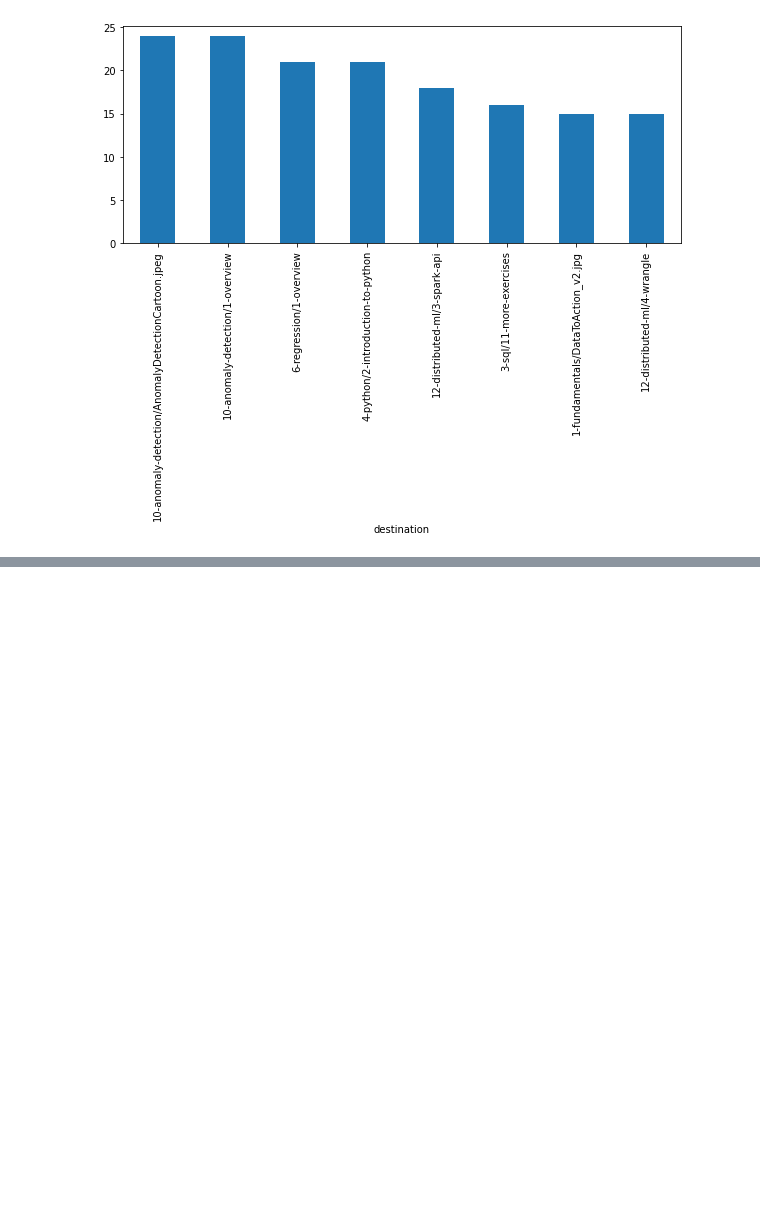
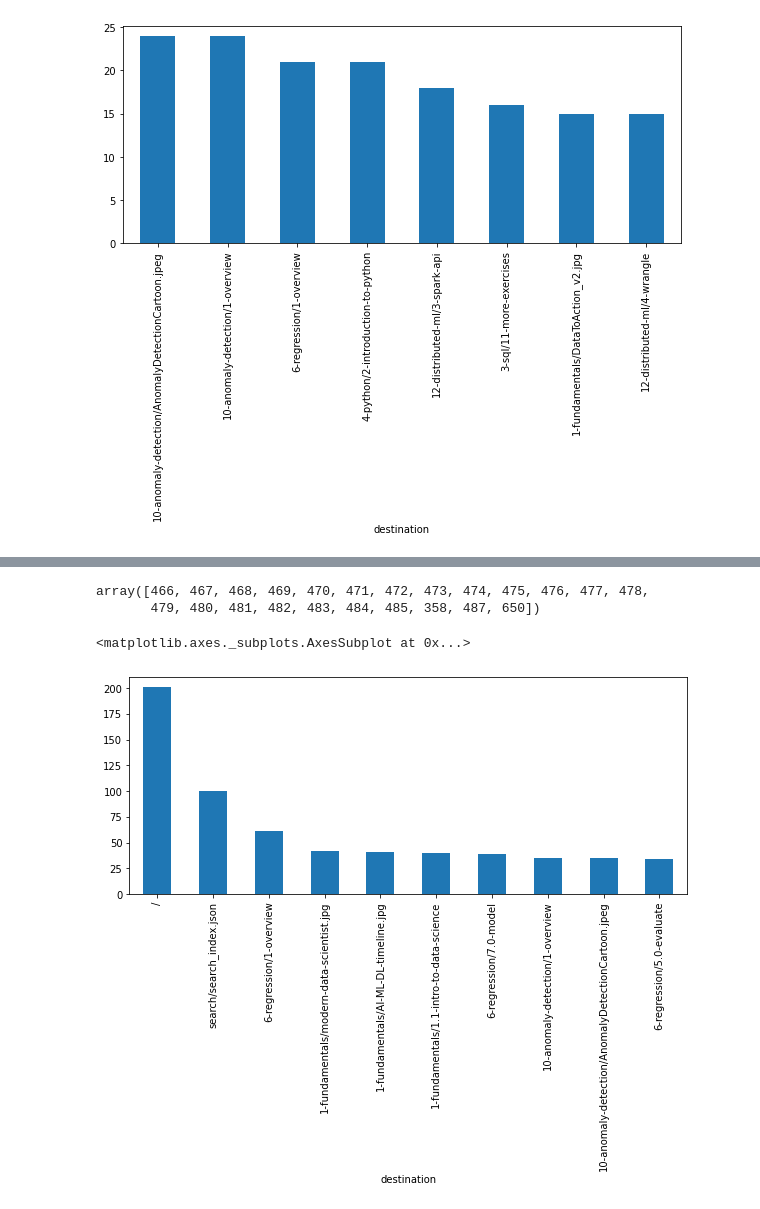
Before and after one commit to ravinder79/anomaly_detection, a Jupyter notebook: time_series_anomaly_detection.ipynb, the cells around one changed output, grey strips where cells are left out. Saved outputs shown, nothing was run; the diff lists cells and outputs as text; code cells hidden in the pictures; blank space fills up the shorter version.

```diff
--- a/time_series_anomaly_detection.ipynb
+++ b/time_series_anomaly_detection.ipynb
@@ -235,0 +256,15 @@ plt.show()
+# %%
+bayes.student_id.unique()
+# %% [output]
+array([466, 467, 468, 469, 470, 471, 472, 473, 474, 475, 476, 477, 478,
+       479, 480, 481, 482, 483, 484, 485, 358, 487, 650])
+# %%
+bayes_list = [466, 467, 468, 469, 470, 471, 472, 473, 474, 475, 476, 477, 478,
+       479, 480, 481, 482, 483, 484, 485, 358]
+# %%
+bayes = df[df.student_id.isin(bayes_list)]
+# %%
+bayes.loc['2020-02-01': '2020-05-15'].groupby('destination').count().sort_values('student_id', ascending = False).rename(columns = {'student_id': 'view_count'}).iloc[0:10].view_count.plot.bar(figsize=(10,4))
+# %% [output]
+<matplotlib.axes._subplots.AxesSubplot at 0x...>
+[figure, added]
```
Also changed, not shown: parts of 42 cells of this notebook.
